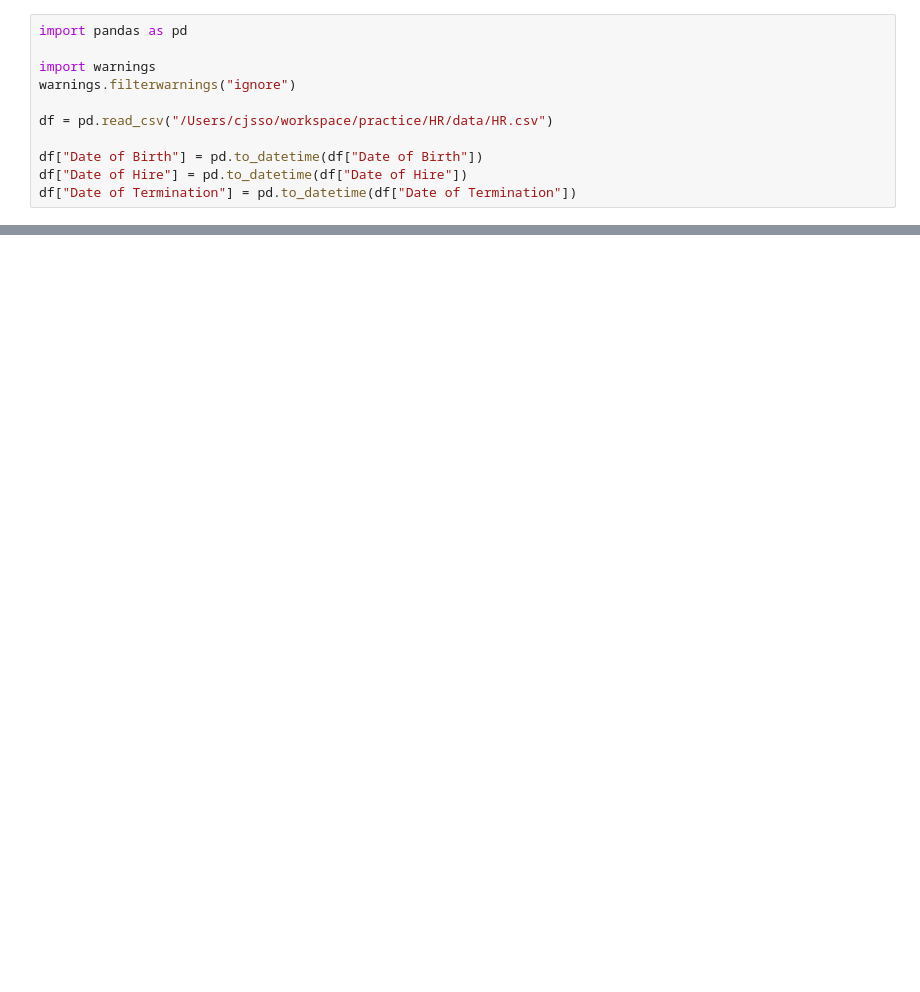
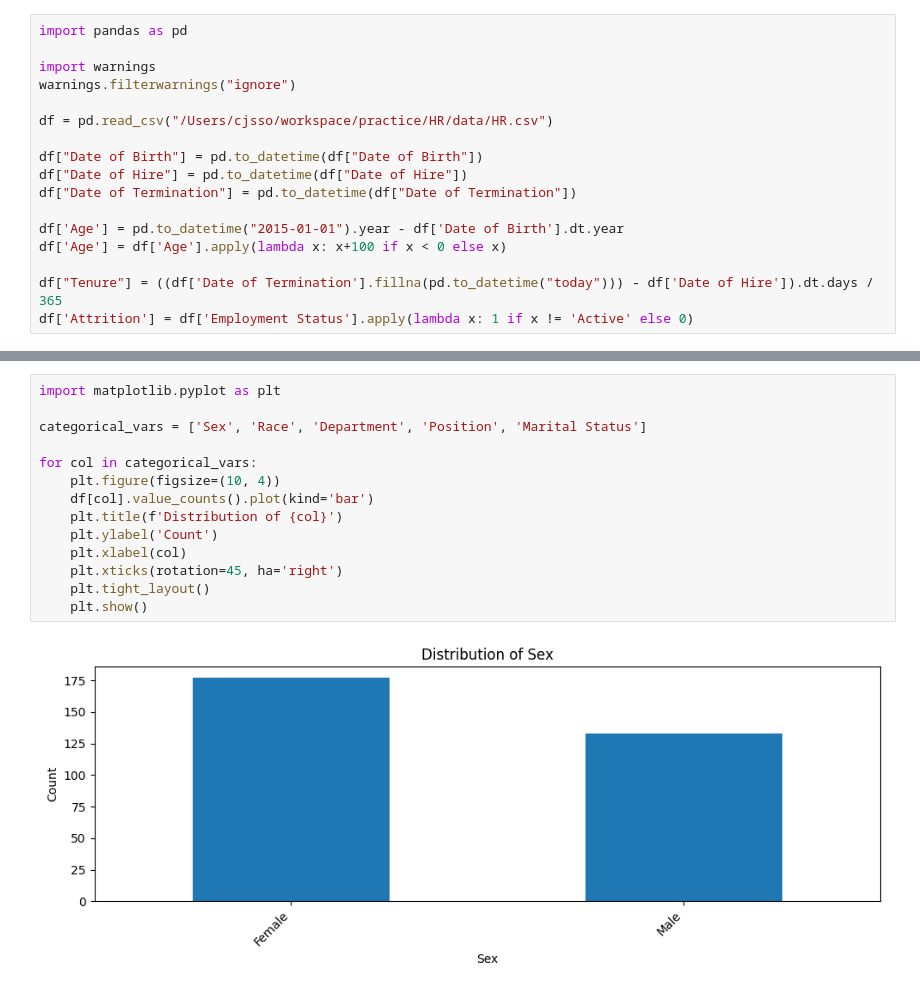
Before and after one commit to sorrychoe/HR-analysis, a Jupyter notebook: notebook/HR.ipynb, the cells around one changed output, grey strips where cells are left out. Cells and saved outputs as stored; diff of their text form; blank space fills up the shorter version.

```diff
--- a/notebook/HR.ipynb
+++ b/notebook/HR.ipynb
@@ -9,6 +9,12 @@ df = pd.read_csv("/Users/cjsso/workspace/practice/HR/data/HR.csv")
 df["Date of Birth"] = pd.to_datetime(df["Date of Birth"])
 df["Date of Hire"] = pd.to_datetime(df["Date of Hire"])
 df["Date of Termination"] = pd.to_datetime(df["Date of Termination"])
+
+df['Age'] = pd.to_datetime("2015-01-01").year - df['Date of Birth'].dt.year
+df['Age'] = df['Age'].apply(lambda x: x+100 if x < 0 else x)
+
+df["Tenure"] = ((df['Date of Termination'].fillna(pd.to_datetime("today"))) - df['Date of Hire']).dt.days / 365
+df['Attrition'] = df['Employment Status'].apply(lambda x: 1 if x != 'Active' else 0)
 # %%
 df.head(20)
 # %% [output]
@@ -31,0 +39,16 @@ df.head(20)
+# %%
+import matplotlib.pyplot as plt
+
+categorical_vars = ['Sex', 'Race', 'Department', 'Position', 'Marital Status']
+
+for col in categorical_vars:
+    plt.figure(figsize=(10, 4))
+    df[col].value_counts().plot(kind='bar')
+    plt.title(f'Distribution of {col}')
+    plt.ylabel('Count')
+    plt.xlabel(col)
+    plt.xticks(rotation=45, ha='right')
+    plt.tight_layout()
+    plt.show()
+# %% [output]
+[figure, added]
```
Also changed, not shown: parts of 6 cells of this notebook.
